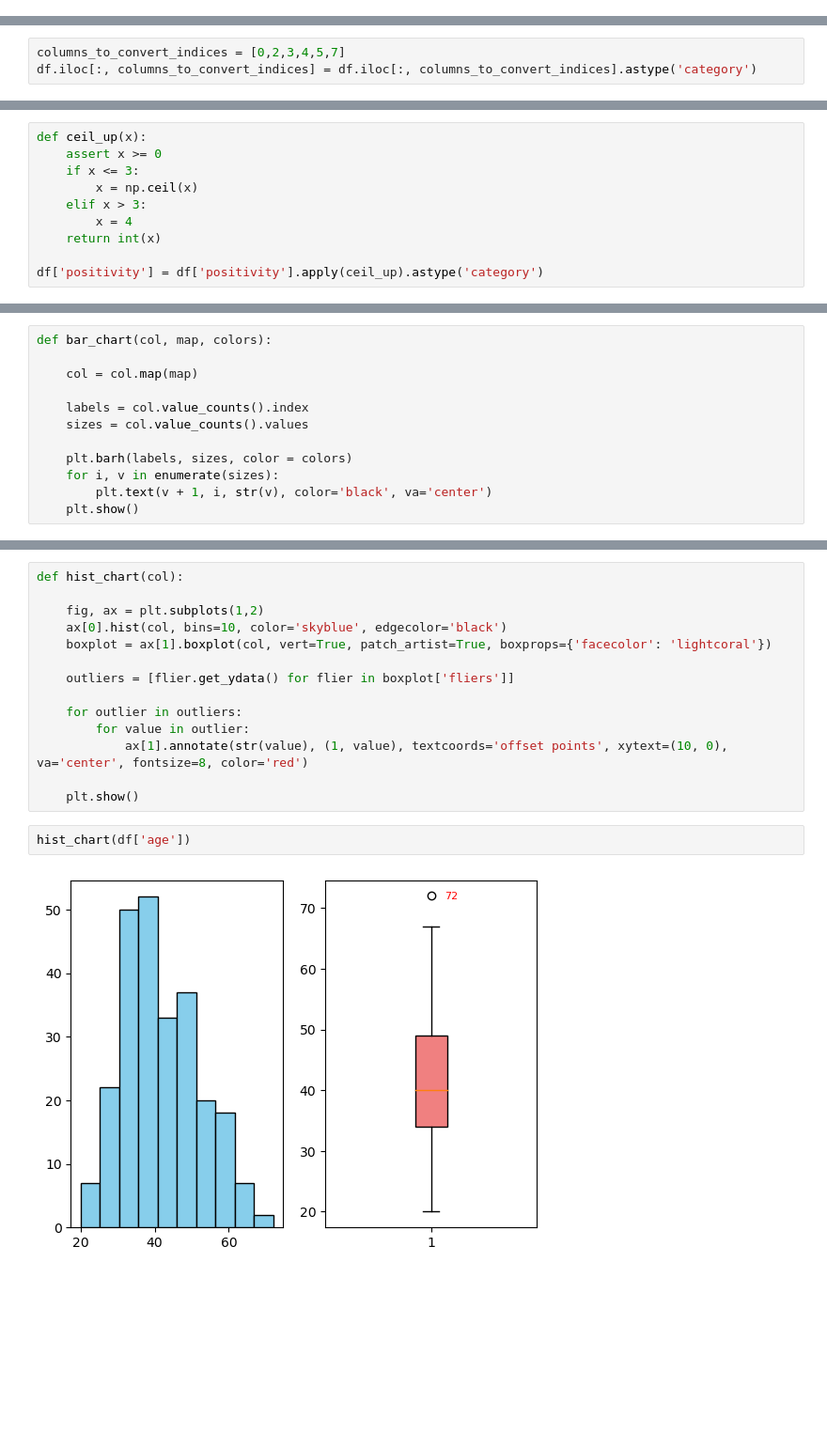
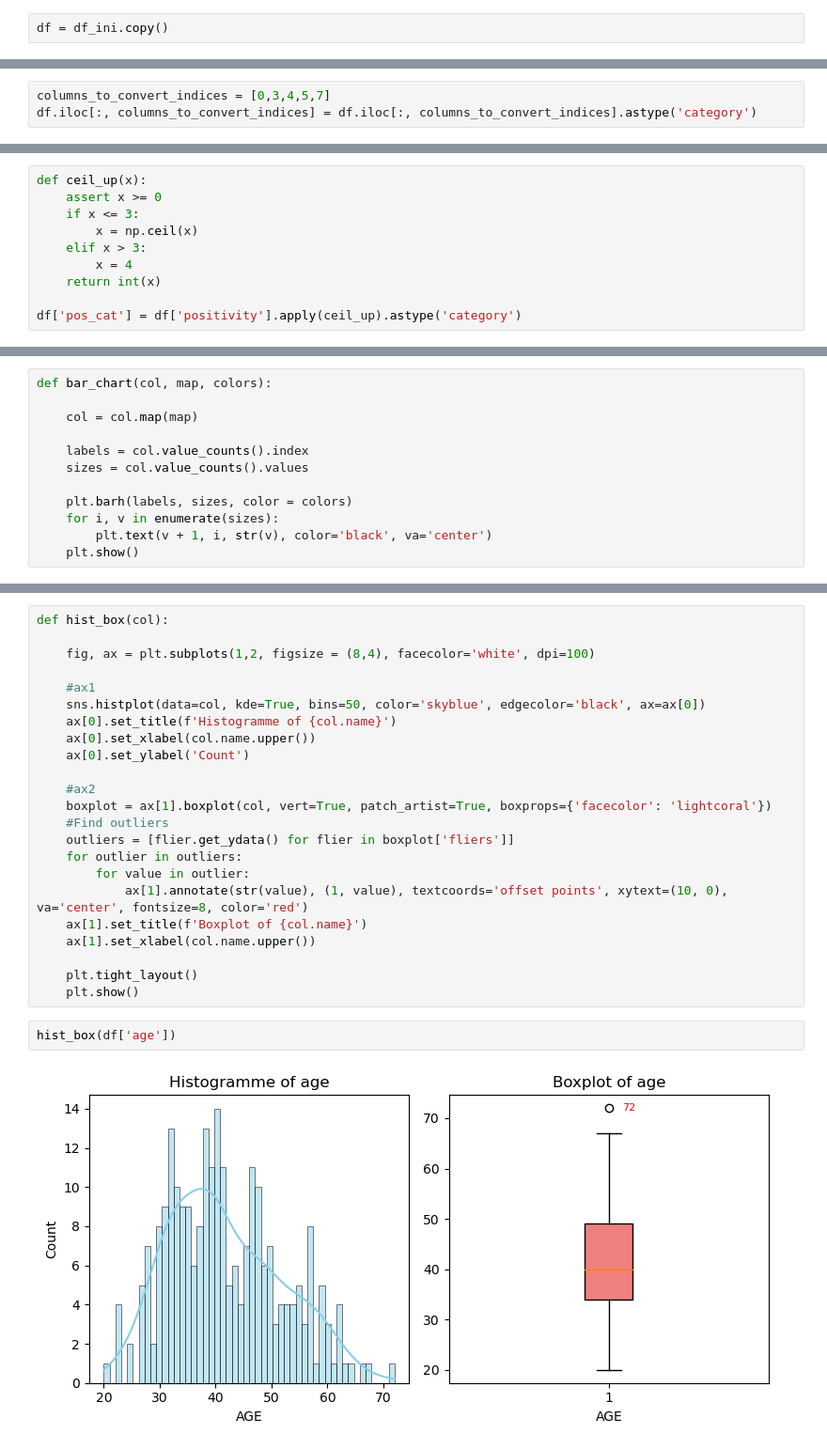
Before and after one commit to Fulin-ZHANG/EM-Lyon, a Jupyter notebook: Week3_Intro_ML/Session 5.ipynb, the cells around one changed output, grey strips where cells are left out. Shown at 94% size. Saved outputs shown, nothing was run; the diff lists cells and outputs as text; blank space fills up the shorter version.

```diff
--- a/Week3_Intro_ML/Session 5.ipynb
+++ b/Week3_Intro_ML/Session 5.ipynb
@@ -12,3 +43,5 @@ df = pd.read_excel('./data/Flourishing_248_HD - Copy.xlsx')
+# %%
+df = df_ini.copy()
 # %%
 df
 # %% [output]
@@ -59,7 +93,7 @@ df.describe()
 | 75% | 387.500000 | 49.000000 | 6.000000 | 2.000000 | 3.000000 | 2.000000 | 61.000000 | 3.000000 | 64.000000 | 2.170455 | ... |
 | max | 513.000000 | 72.000000 | 6.000000 | 2.000000 | 3.000000 | 3.000000 | 82.000000 | 3.000000 | 83.000000 | 5.000000 | ... |
 # %%
-columns_to_convert_indices = [0,2,3,4,5,7]
+columns_to_convert_indices = [0,3,4,5,7]
 df.iloc[:, columns_to_convert_indices] = df.iloc[:, columns_to_convert_indices].astype('category')
 # %%
 df.info()
@@ -107,7 +141,7 @@ def ceil_up(x):
         x = 4
     return int(x)
 
-df['positivity'] = df['positivity'].apply(ceil_up).astype('category')
+df['pos_cat'] = df['positivity'].apply(ceil_up).astype('category')
 # %%
 df.info()
 # %% [output]
@@ -254,18 +301,27 @@ bar_chart(df['positivity'], map)
 # %%
-def hist_chart(col):
+def hist_box(col):
 
-    fig, ax = plt.subplots(1,2)
-    ax[0].hist(col, bins=10, color='skyblue', edgecolor='black')
+    fig, ax = plt.subplots(1,2, figsize = (8,4), facecolor='white', dpi=100)
+
+    #ax1
+    sns.histplot(data=col, kde=True, bins=50, color='skyblue', edgecolor='black', ax=ax[0])
+    ax[0].set_title(f'Histogramme of {col.name}')
+    ax[0].set_xlabel(col.name.upper())
+    ax[0].set_ylabel('Count')
+
+    #ax2
     boxplot = ax[1].boxplot(col, vert=True, patch_artist=True, boxprops={'facecolor': 'lightcoral'})
-
+    #Find outliers
     outliers = [flier.get_ydata() for flier in boxplot['fliers']]
-
     for outlier in outliers:
         for value in outlier:
             ax[1].annotate(str(value), (1, value), textcoords='offset points', xytext=(10, 0), va='center', fontsize=8, color='red')
+    ax[1].set_title(f'Boxplot of {col.name}')
+    ax[1].set_xlabel(col.name.upper())
 
+    plt.tight_layout()
     plt.show()
 # %%
-hist_chart(df['age'])
+hist_box(df['age'])
 # %% [output]
-[figure, old version]
+[figure, new version]
```
Also changed, not shown: parts of 32 cells of this notebook.
